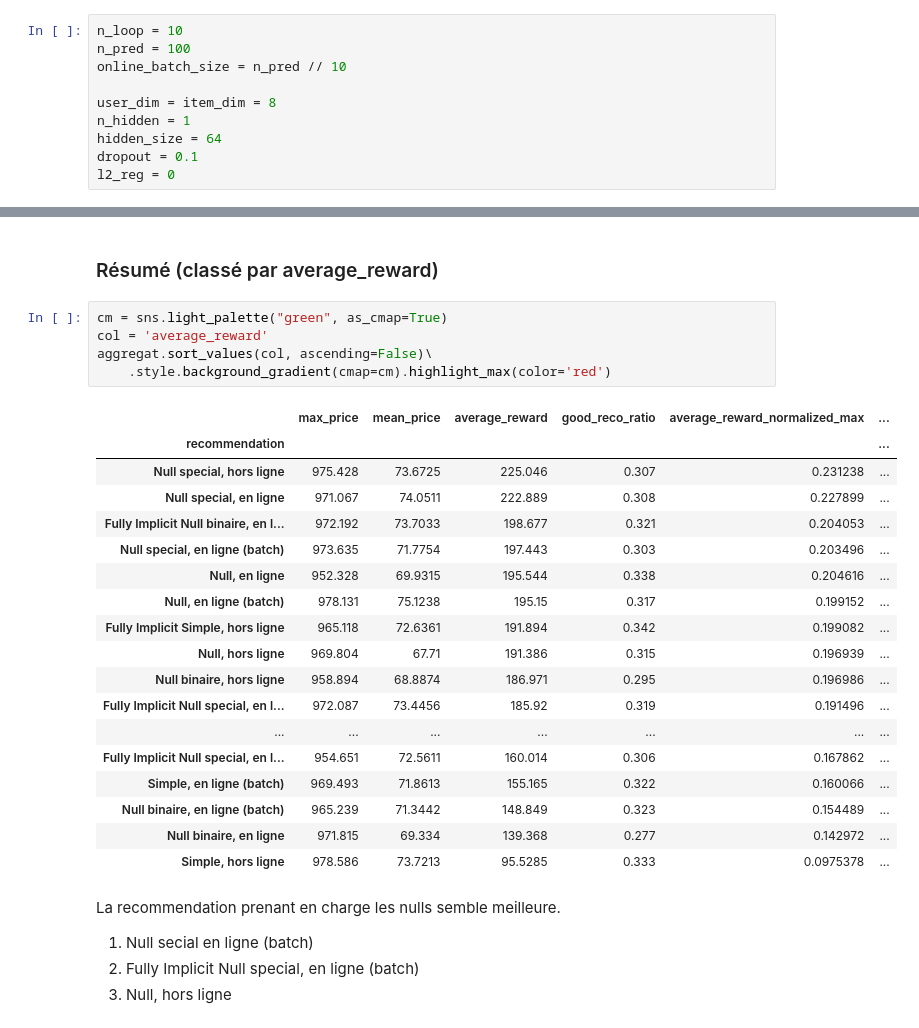
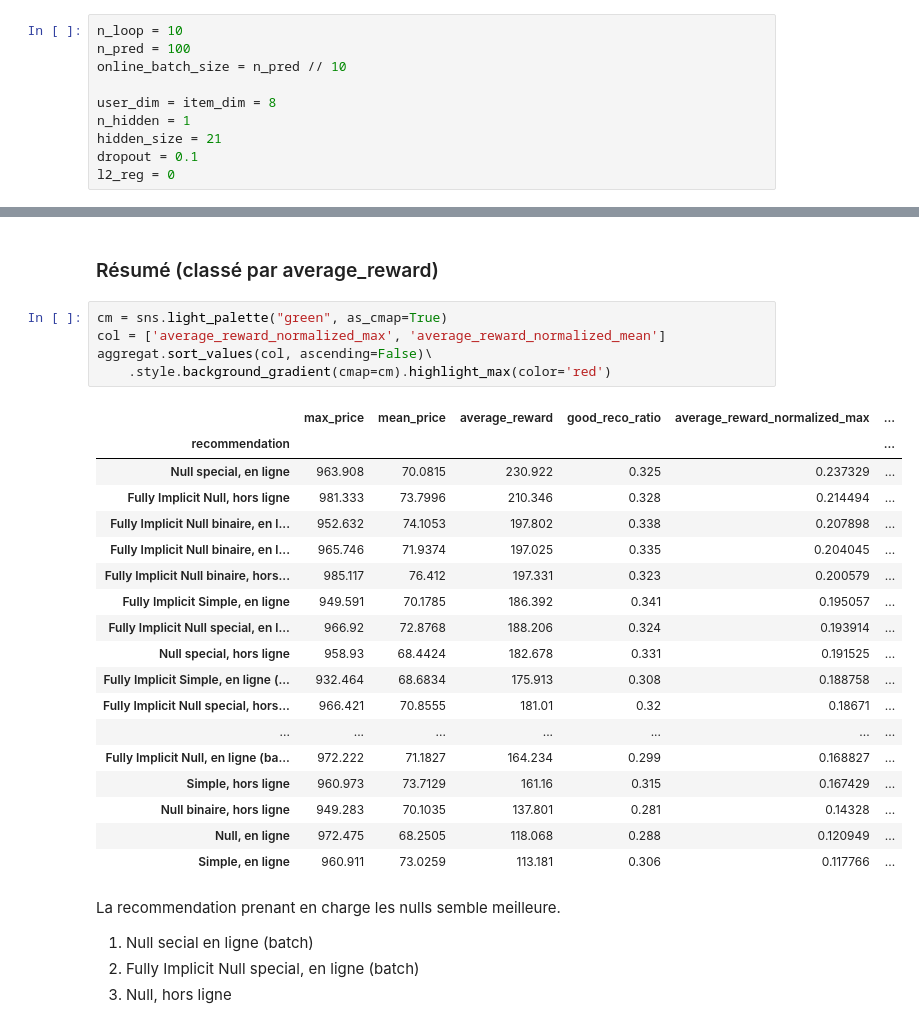
Before and after one commit to nscotto/ia316---recommender-system, a Jupyter notebook: env3/Evaluation_courte_params.ipynb, the cells around one changed output, grey strips where cells are left out. Drawn from its saved outputs; the diff is of its cells as text.

```diff
--- a/env3/Evaluation_courte_params.ipynb
+++ b/env3/Evaluation_courte_params.ipynb
@@ -23,7 +25,7 @@ online_batch_size = n_pred // 10
 
 user_dim = item_dim = 8
 n_hidden = 1
-hidden_size = 64
+hidden_size = 21
 dropout = 0.1
 l2_reg = 0
 # %% [markdown]
@@ -855,28 +857,28 @@ aggregat.sort_values(col, ascending=False)\
 ### Résumé (classé par average_reward)
 # %%
 cm = sns.light_palette("green", as_cmap=True)
-col = 'average_reward'
+col = ['average_reward_normalized_max', 'average_reward_normalized_mean']
 aggregat.sort_values(col, ascending=False)\
     .style.background_gradient(cmap=cm).highlight_max(color='red')
 # %% [output]
 |  | max_price | mean_price | average_reward | good_reco_ratio | average_reward_normalized_max | ... |
 | recommendation |  |  |  |  |  | ... |
-| Null special, hors ligne | 975.428 | 73.6725 | 225.046 | 0.307 | 0.231238 | ... |
-| Null special, en ligne | 971.067 | 74.0511 | 222.889 | 0.308 | 0.227899 | ... |
-| Fully Implicit Null binaire, en l... | 972.192 | 73.7033 | 198.677 | 0.321 | 0.204053 | ... |
-| Null special, en ligne (batch) | 973.635 | 71.7754 | 197.443 | 0.303 | 0.203496 | ... |
-| Null, en ligne | 952.328 | 69.9315 | 195.544 | 0.338 | 0.204616 | ... |
-| Null, en ligne (batch) | 978.131 | 75.1238 | 195.15 | 0.317 | 0.199152 | ... |
-| Fully Implicit Simple, hors ligne | 965.118 | 72.6361 | 191.894 | 0.342 | 0.199082 | ... |
-| Null, hors ligne | 969.804 | 67.71 | 191.386 | 0.315 | 0.196939 | ... |
-| Null binaire, hors ligne | 958.894 | 68.8874 | 186.971 | 0.295 | 0.196986 | ... |
-| Fully Implicit Null special, en l... | 972.087 | 73.4456 | 185.92 | 0.319 | 0.191496 | ... |
+| Null special, en ligne | 963.908 | 70.0815 | 230.922 | 0.325 | 0.237329 | ... |
+| Fully Implicit Null, hors ligne | 981.333 | 73.7996 | 210.346 | 0.328 | 0.214494 | ... |
+| Fully Implicit Null binaire, en l... | 952.632 | 74.1053 | 197.802 | 0.338 | 0.207898 | ... |
+| Fully Implicit Null binaire, en l... | 965.746 | 71.9374 | 197.025 | 0.335 | 0.204045 | ... |
+| Fully Implicit Null binaire, hors... | 985.117 | 76.412 | 197.331 | 0.323 | 0.200579 | ... |
+| Fully Implicit Simple, en ligne | 949.591 | 70.1785 | 186.392 | 0.341 | 0.195057 | ... |
+| Fully Implicit Null special, en l... | 966.92 | 72.8768 | 188.206 | 0.324 | 0.193914 | ... |
+| Null special, hors ligne | 958.93 | 68.4424 | 182.678 | 0.331 | 0.191525 | ... |
+| Fully Implicit Simple, en ligne (... | 932.464 | 68.6834 | 175.913 | 0.308 | 0.188758 | ... |
+| Fully Implicit Null special, hors... | 966.421 | 70.8555 | 181.01 | 0.32 | 0.18671 | ... |
 | ... | ... | ... | ... | ... | ... | ... |
-| Fully Implicit Null special, en l... | 954.651 | 72.5611 | 160.014 | 0.306 | 0.167862 | ... |
-| Simple, en ligne (batch) | 969.493 | 71.8613 | 155.165 | 0.322 | 0.160066 | ... |
-| Null binaire, en ligne (batch) | 965.239 | 71.3442 | 148.849 | 0.323 | 0.154489 | ... |
-| Null binaire, en ligne | 971.815 | 69.334 | 139.368 | 0.277 | 0.142972 | ... |
-| Simple, hors ligne | 978.586 | 73.7213 | 95.5285 | 0.333 | 0.0975378 | ... |
+| Fully Implicit Null, en ligne (ba... | 972.222 | 71.1827 | 164.234 | 0.299 | 0.168827 | ... |
+| Simple, hors ligne | 960.973 | 73.7129 | 161.16 | 0.315 | 0.167429 | ... |
+| Null binaire, hors ligne | 949.283 | 70.1035 | 137.801 | 0.281 | 0.14328 | ... |
+| Null, en ligne | 972.475 | 68.2505 | 118.068 | 0.288 | 0.120949 | ... |
+| Simple, en ligne | 960.911 | 73.0259 | 113.181 | 0.306 | 0.117766 | ... |
 # %% [markdown]
 La recommendation prenant en charge les nulls semble meilleure. <br>
   1) Null secial en ligne (batch) <br>
```
Also changed, not shown: parts of 52 cells of this notebook, 2 other files.
